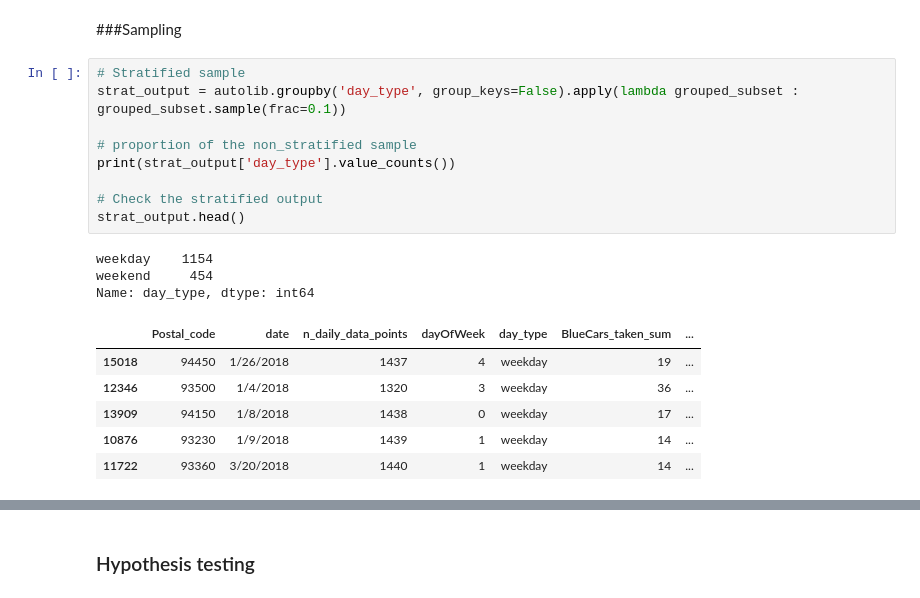
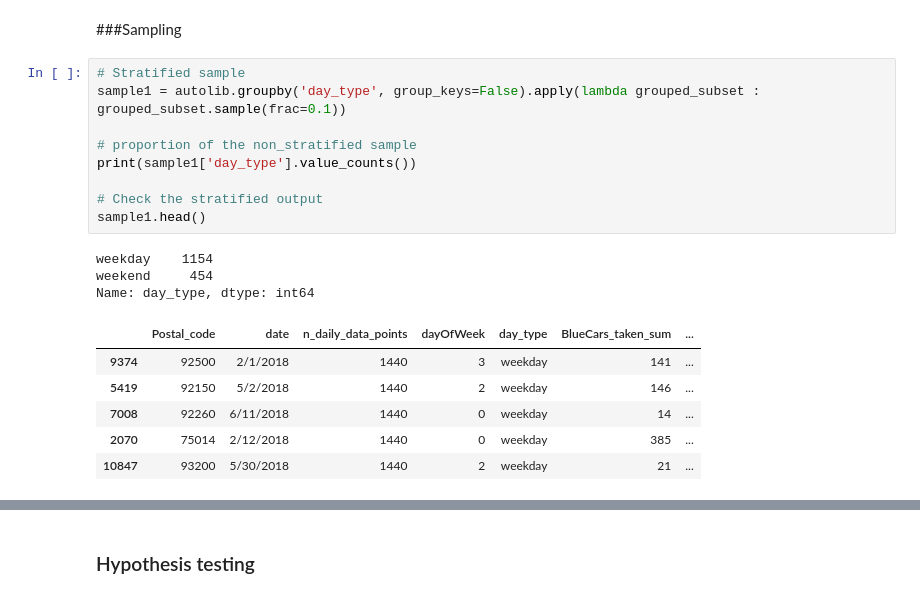
Before and after one commit to ibrahimabdike/IP_Week3_core_Ibrahim_Yahya, a Jupyter notebook: IP_Week3_core_Ibrahim_Yahya.ipynb, the cells around one changed output, grey strips where cells are left out. Cells and saved outputs as stored; diff of their text form.

```diff
--- a/IP_Week3_core_Ibrahim_Yahya.ipynb
+++ b/IP_Week3_core_Ibrahim_Yahya.ipynb
@@ -750,20 +816,20 @@ Sample does not look Gaussian
 ###Sampling
 # %%
 # Stratified sample
-strat_output = autolib.groupby('day_type', group_keys=False).apply(lambda grouped_subset : grouped_subset.sample(frac=0.1))
+sample1 = autolib.groupby('day_type', group_keys=False).apply(lambda grouped_subset : grouped_subset.sample(frac=0.1))
 
 # proportion of the non_stratified sample
-print(strat_output['day_type'].value_counts())
+print(sample1['day_type'].value_counts())
 
 # Check the stratified output
-strat_output.head()
+sample1.head()
 # %% [output]
 weekday    1154
 weekend     454
 Name: day_type, dtype: int64
 |  | Postal_code | date | n_daily_data_points | dayOfWeek | day_type | BlueCars_taken_sum | ... |
-| 15018 | 94450 | 1/26/2018 | 1437 | 4 | weekday | 19 | ... |
-| 12346 | 93500 | 1/4/2018 | 1320 | 3 | weekday | 36 | ... |
-| 13909 | 94150 | 1/8/2018 | 1438 | 0 | weekday | 17 | ... |
-| 10876 | 93230 | 1/9/2018 | 1439 | 1 | weekday | 14 | ... |
-| 11722 | 93360 | 3/20/2018 | 1440 | 1 | weekday | 14 | ... |
+| 9374 | 92500 | 2/1/2018 | 1440 | 3 | weekday | 141 | ... |
+| 5419 | 92150 | 5/2/2018 | 1440 | 2 | weekday | 146 | ... |
+| 7008 | 92260 | 6/11/2018 | 1440 | 0 | weekday | 14 | ... |
+| 2070 | 75014 | 2/12/2018 | 1440 | 0 | weekday | 385 | ... |
+| 10847 | 93200 | 5/30/2018 | 1440 | 2 | weekday | 21 | ... |
```
Also changed, not shown: parts of 39 cells of this notebook.
